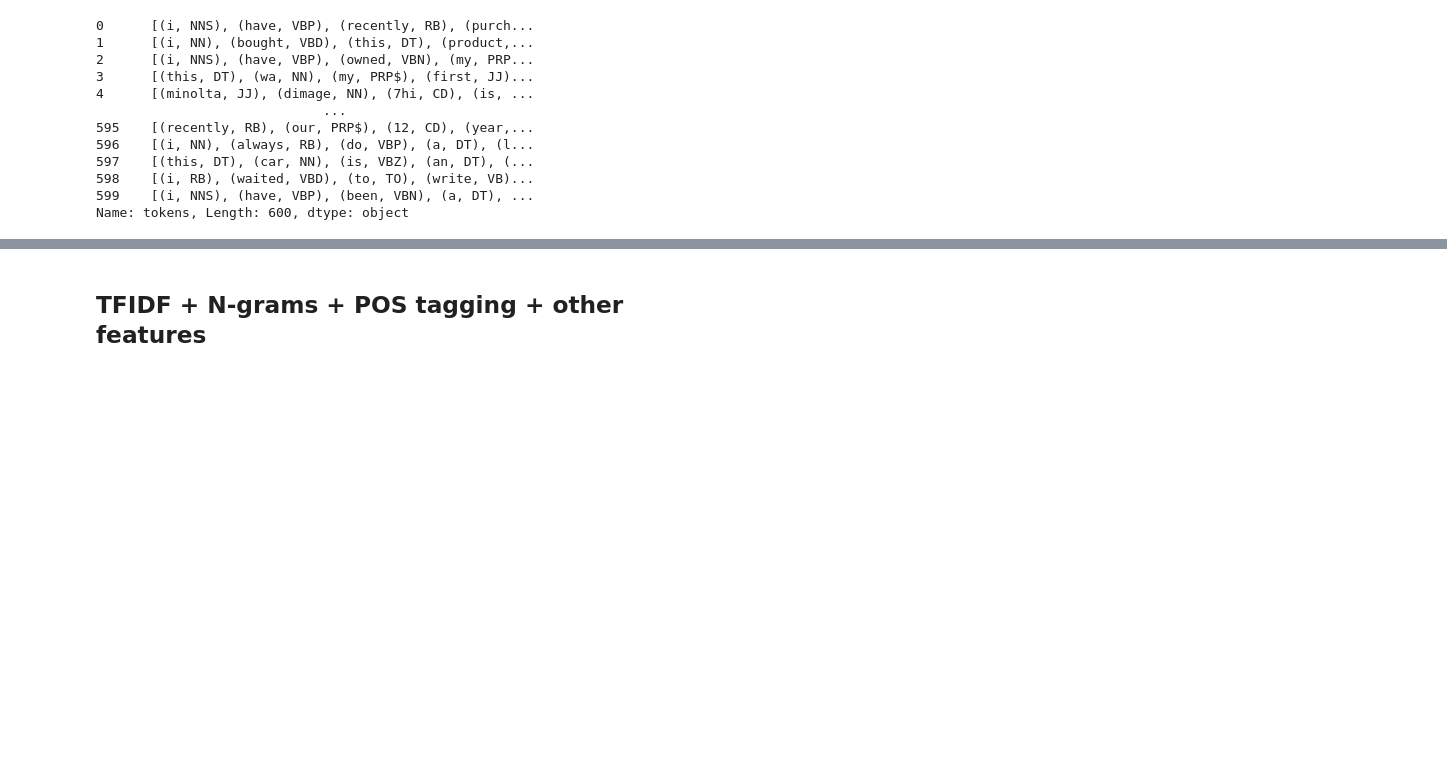
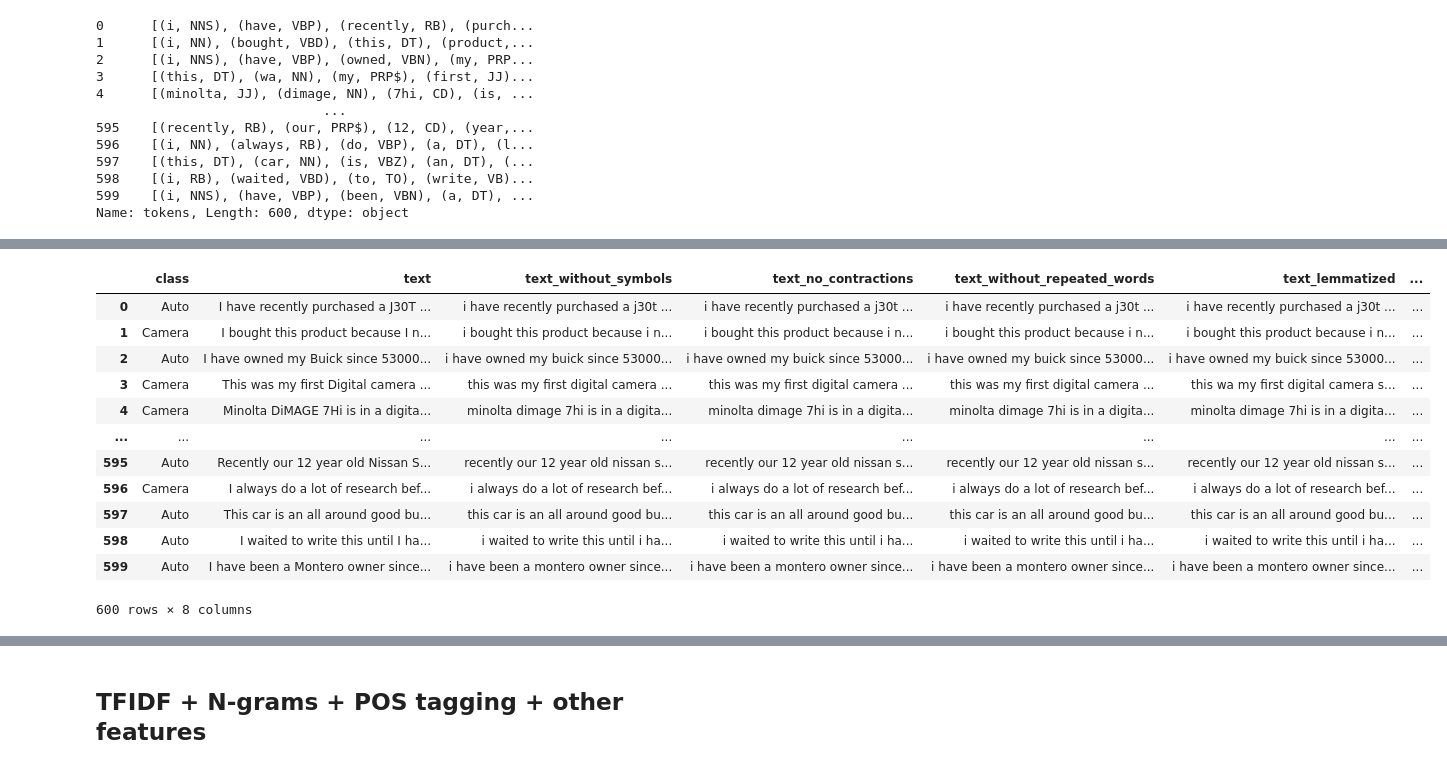
Before and after one commit to MariaBlancoGonzalez/MachineLearningTechniques, a Jupyter notebook: notebooks/NLP_Preprocessing_Vectorization.ipynb, the cells around one changed output, grey strips where cells are left out. Cells and saved outputs as stored; diff of their text form; code cells hidden in the pictures; blank space fills up the shorter version.

```diff
--- a/notebooks/NLP_Preprocessing_Vectorization.ipynb
+++ b/notebooks/NLP_Preprocessing_Vectorization.ipynb
@@ -468,5 +492,20 @@ for comment in tagged:
 # %%
 comments['pos_tag'] = pos_tag
+comments
+# %% [output]
+|  | class | text | text_without_symbols | text_no_contractions | text_without_repeated_words | text_lemmatized | ... |
+| 0 | Auto | I have recently purchased a J30T ... | i have recently purchased a j30t ... | i have recently purchased a j30t ... | i have recently purchased a j30t ... | i have recently purchased a j30t ... | ... |
+| 1 | Camera | I bought this product because I n... | i bought this product because i n... | i bought this product because i n... | i bought this product because i n... | i bought this product because i n... | ... |
+| 2 | Auto | I have owned my Buick since 53000... | i have owned my buick since 53000... | i have owned my buick since 53000... | i have owned my buick since 53000... | i have owned my buick since 53000... | ... |
+| 3 | Camera | This was my first Digital camera ... | this was my first digital camera ... | this was my first digital camera ... | this was my first digital camera ... | this wa my first digital camera s... | ... |
+| 4 | Camera | Minolta DiMAGE 7Hi is in a digita... | minolta dimage 7hi is in a digita... | minolta dimage 7hi is in a digita... | minolta dimage 7hi is in a digita... | minolta dimage 7hi is in a digita... | ... |
+| ... | ... | ... | ... | ... | ... | ... | ... |
+| 595 | Auto | Recently our 12 year old Nissan S... | recently our 12 year old nissan s... | recently our 12 year old nissan s... | recently our 12 year old nissan s... | recently our 12 year old nissan s... | ... |
+| 596 | Camera | I always do a lot of research bef... | i always do a lot of research bef... | i always do a lot of research bef... | i always do a lot of research bef... | i always do a lot of research bef... | ... |
+| 597 | Auto | This car is an all around good bu... | this car is an all around good bu... | this car is an all around good bu... | this car is an all around good bu... | this car is an all around good bu... | ... |
+| 598 | Auto | I waited to write this until I ha... | i waited to write this until i ha... | i waited to write this until i ha... | i waited to write this until i ha... | i waited to write this until i ha... | ... |
+| 599 | Auto | I have been a Montero owner since... | i have been a montero owner since... | i have been a montero owner since... | i have been a montero owner since... | i have been a montero owner since... | ... |
+600 rows × 8 columns
 # %%
 vectorizer = TfidfVectorizer(ngram_range=(1,3))
 data = vectorizer.fit_transform(comments['pos_tag'])
```
Also changed, not shown: parts of 59 cells of this notebook.
